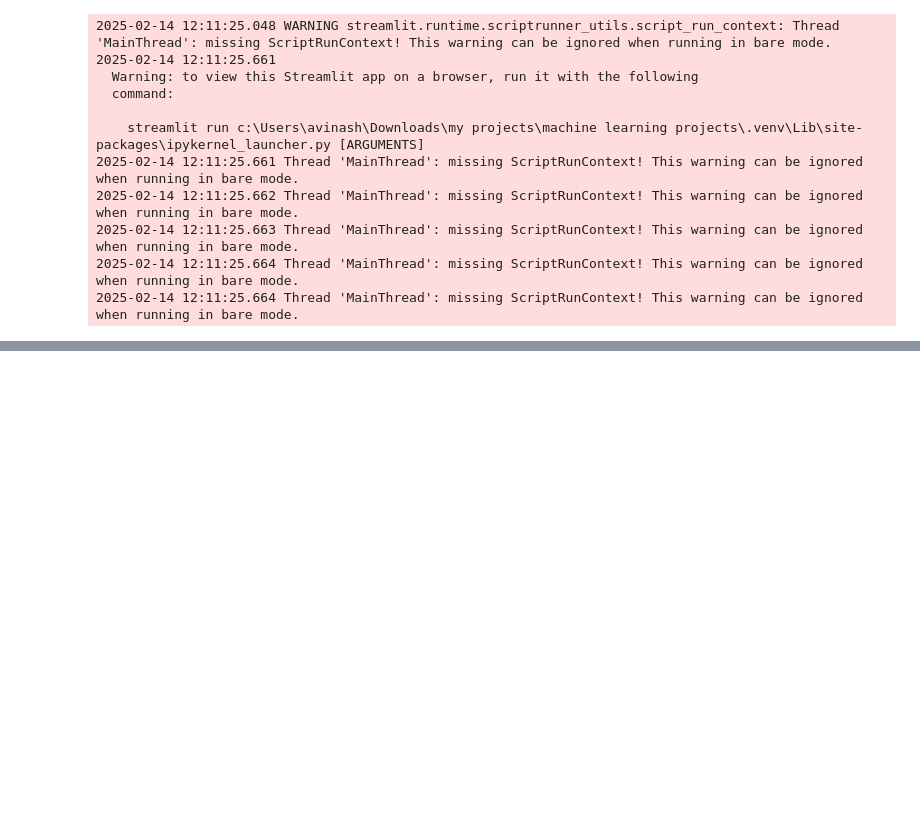
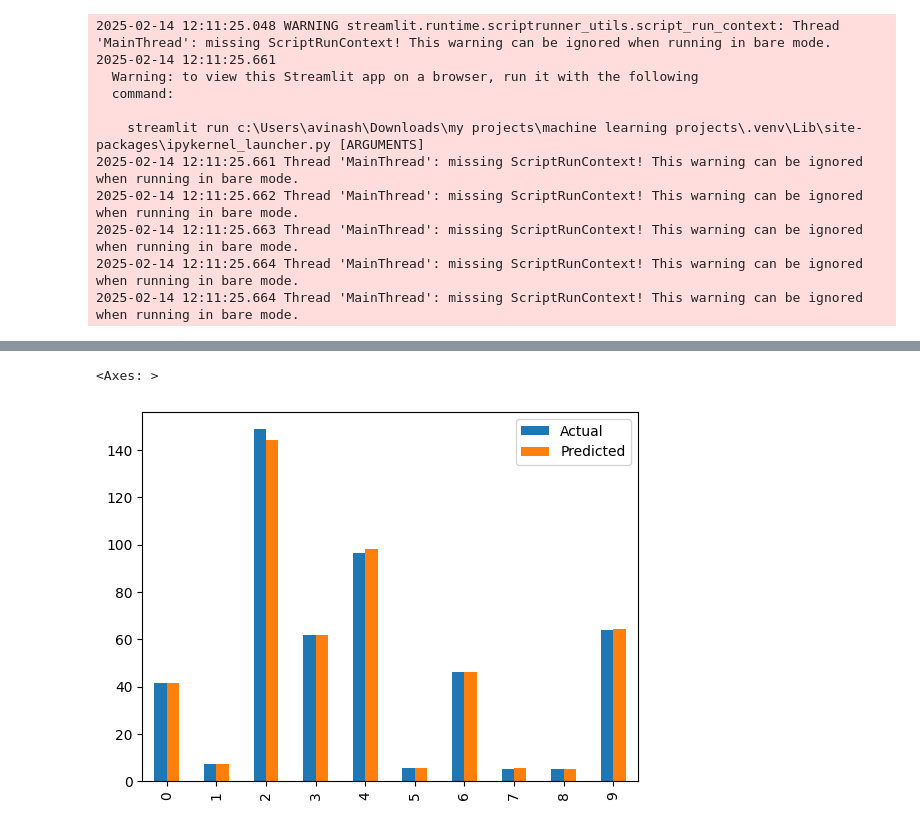
Before and after one commit to Avinash2003-11/Machine-learning, a Jupyter notebook: ML2.ipynb, the cells around one changed output, grey strips where cells are left out. Saved outputs shown, nothing was run; the diff lists cells and outputs as text; code cells hidden in the pictures; blank space fills up the shorter version.

```diff
--- a/ML2.ipynb
+++ b/ML2.ipynb
@@ -79,0 +248,6 @@ st.write("this is my first streamlit app")
+# %%
+graph  = df1.head(10)
+graph.plot(kind='bar')
+# %% [output]
+<Axes: >
+[figure, added]
```
Also changed, not shown: parts of 19 cells of this notebook, 2 other files.
